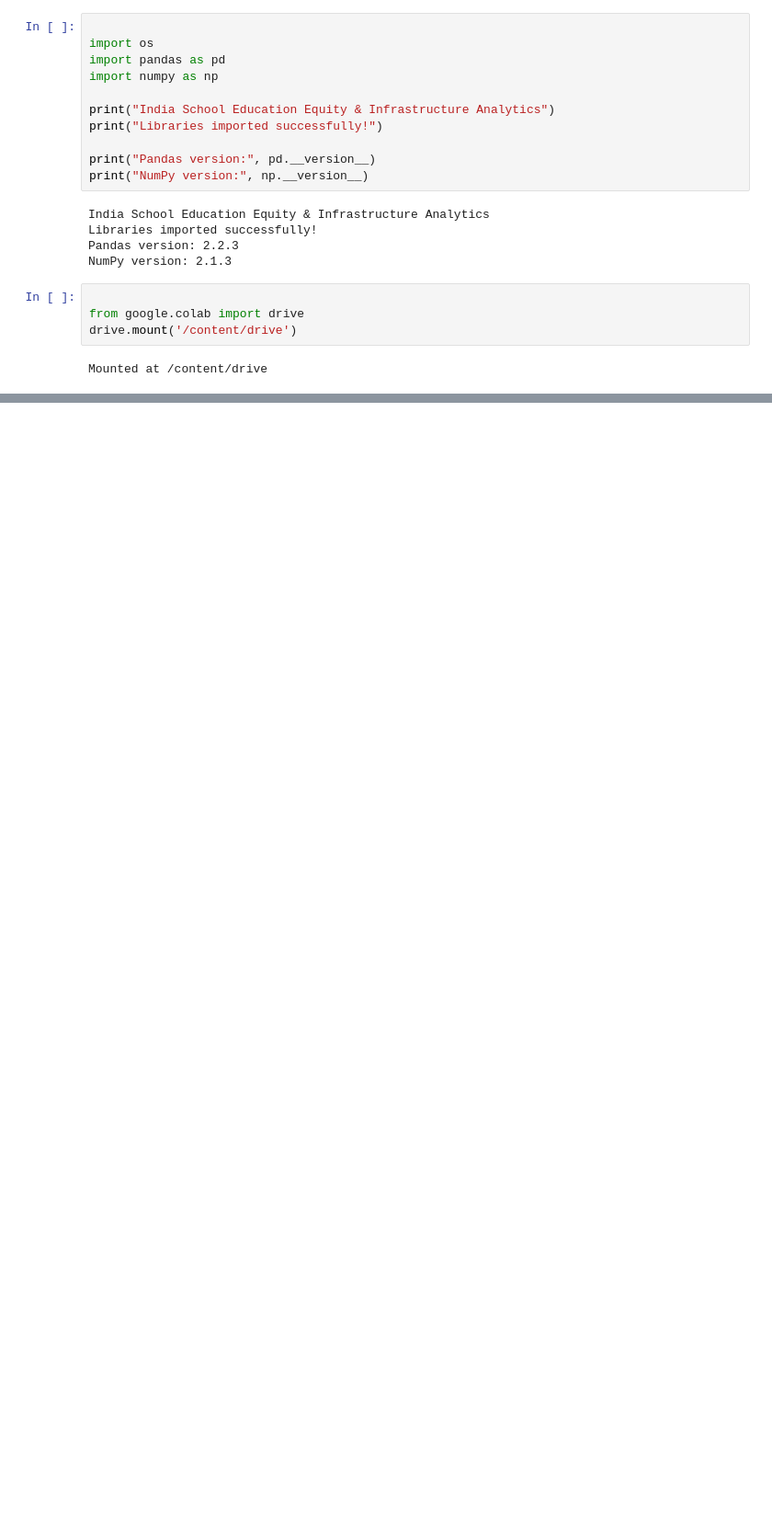
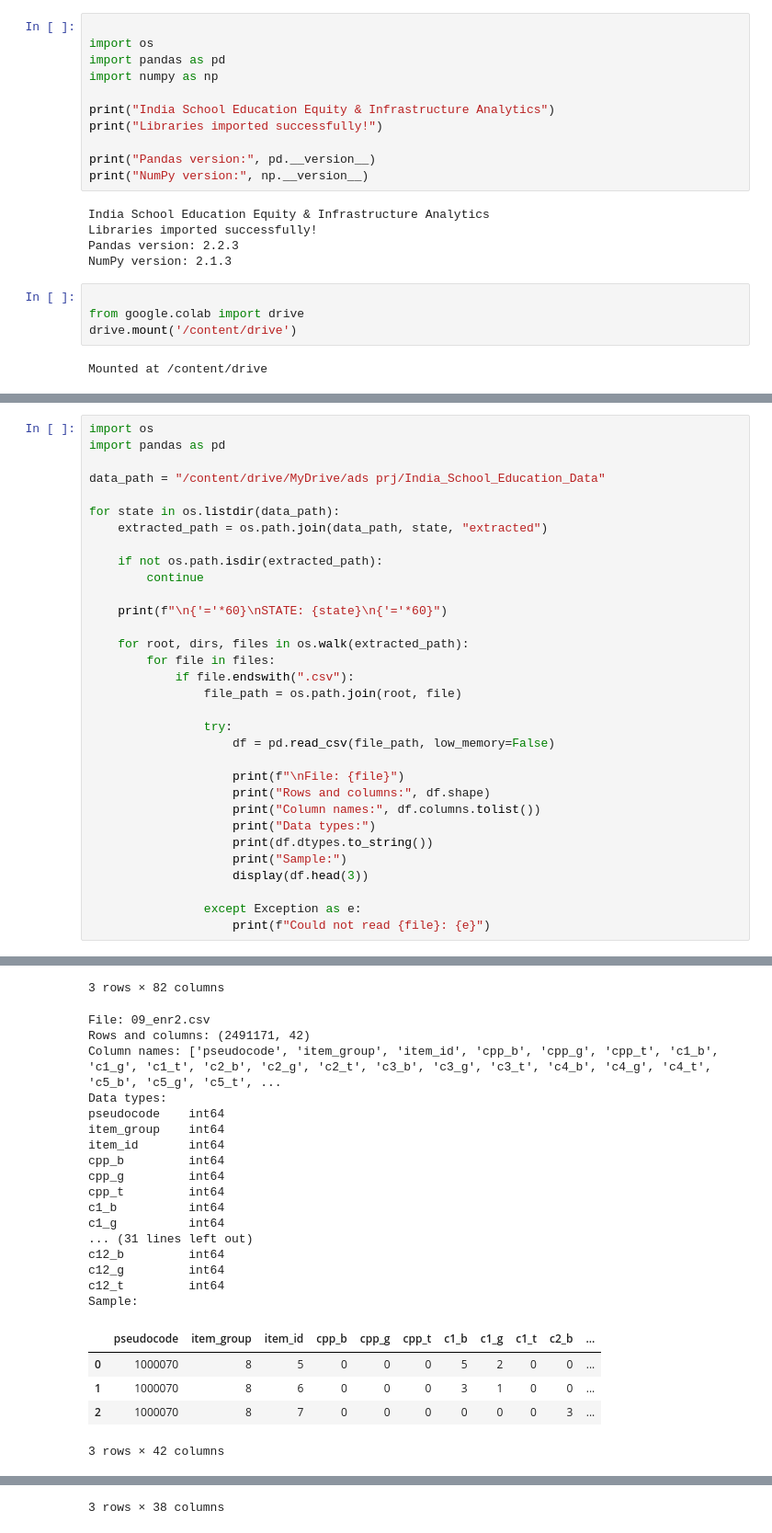
Before and after one commit to mukulyadav0118/india-school-education-analytics, a Jupyter notebook: 01_data_inspection.ipynb, the cells around one changed output, grey strips where cells are left out. Shown at 92% size. Saved outputs shown, nothing was run; the diff lists cells and outputs as text; blank space fills up the shorter version.

```diff
--- a/01_data_inspection.ipynb
+++ b/01_data_inspection.ipynb
@@ -24,0 +194,33 @@ Mounted at /content/drive
+# %%
+import os
+import pandas as pd
+
+data_path = "/content/drive/MyDrive/ads prj/India_School_Education_Data"
+
+for state in os.listdir(data_path):
+    extracted_path = os.path.join(data_path, state, "extracted")
+
+    if not os.path.isdir(extracted_path):
+        continue
+
+    print(f"\n{'='*60}\nSTATE: {state}\n{'='*60}")
+
+    for root, dirs, files in os.walk(extracted_path):
+        for file in files:
+            if file.endswith(".csv"):
+                file_path = os.path.join(root, file)
+
+                try:
+                    df = pd.read_csv(file_path, low_memory=False)
+
+                    print(f"\nFile: {file}")
+                    print("Rows and columns:", df.shape)
+                    print("Column names:", df.columns.tolist())
+                    print("Data types:")
+                    print(df.dtypes.to_string())
+                    print("Sample:")
+                    display(df.head(3))
+
+                except Exception as e:
+                    print(f"Could not read {file}: {e}")
+# %% [output]
@@ -24,0 +248,23 @@ Mounted at /content/drive
+3 rows × 82 columns
+File: 09_enr2.csv
+Rows and columns: (2491171, 42)
+Column names: ['pseudocode', 'item_group', 'item_id', 'cpp_b', 'cpp_g', 'cpp_t', 'c1_b', 'c1_g', 'c1_t', 'c2_b', 'c2_g', 'c2_t', 'c3_b', 'c3_g', 'c3_t', 'c4_b', 'c4_g', 'c4_t', 'c5_b', 'c5_g', 'c5_t', ...
+Data types:
+pseudocode    int64
+item_group    int64
+item_id       int64
+cpp_b         int64
+cpp_g         int64
+cpp_t         int64
+c1_b          int64
+c1_g          int64
+... (31 lines left out)
+c12_b         int64
+c12_g         int64
+c12_t         int64
+Sample:
+|  | pseudocode | item_group | item_id | cpp_b | cpp_g | cpp_t | c1_b | c1_g | c1_t | c2_b | ... |
+| 0 | 1000070 | 8 | 5 | 0 | 0 | 0 | 5 | 2 | 0 | 0 | ... |
+| 1 | 1000070 | 8 | 6 | 0 | 0 | 0 | 3 | 1 | 0 | 0 | ... |
+| 2 | 1000070 | 8 | 7 | 0 | 0 | 0 | 0 | 0 | 0 | 3 | ... |
+3 rows × 42 columns
@@ -24,0 +292 @@ Mounted at /content/drive
+3 rows × 38 columns
```
Also changed, not shown: parts of 6 cells of this notebook.
